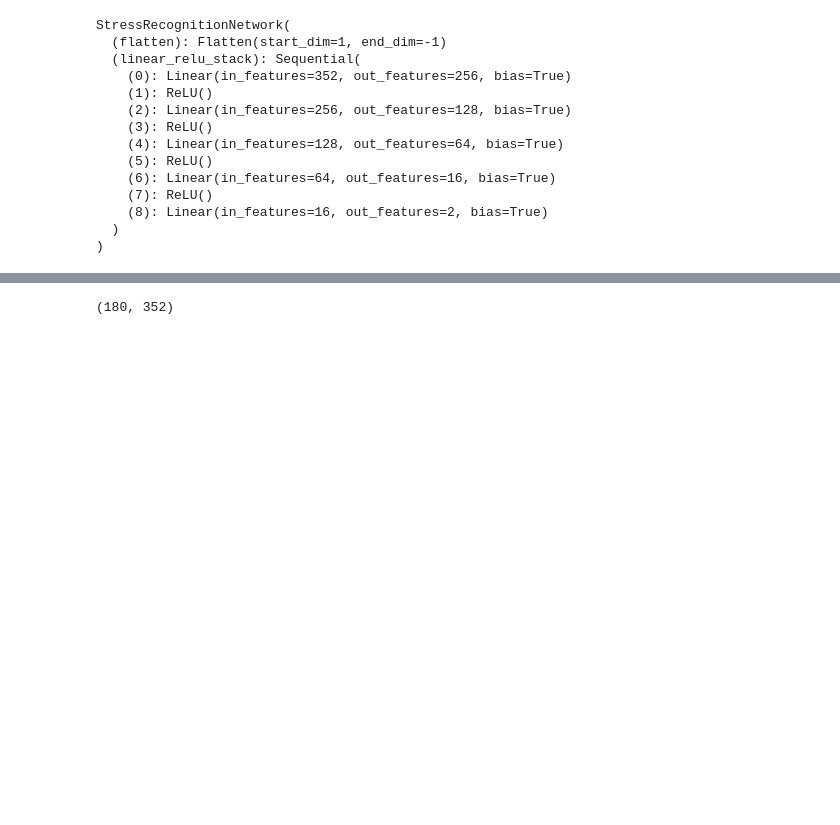
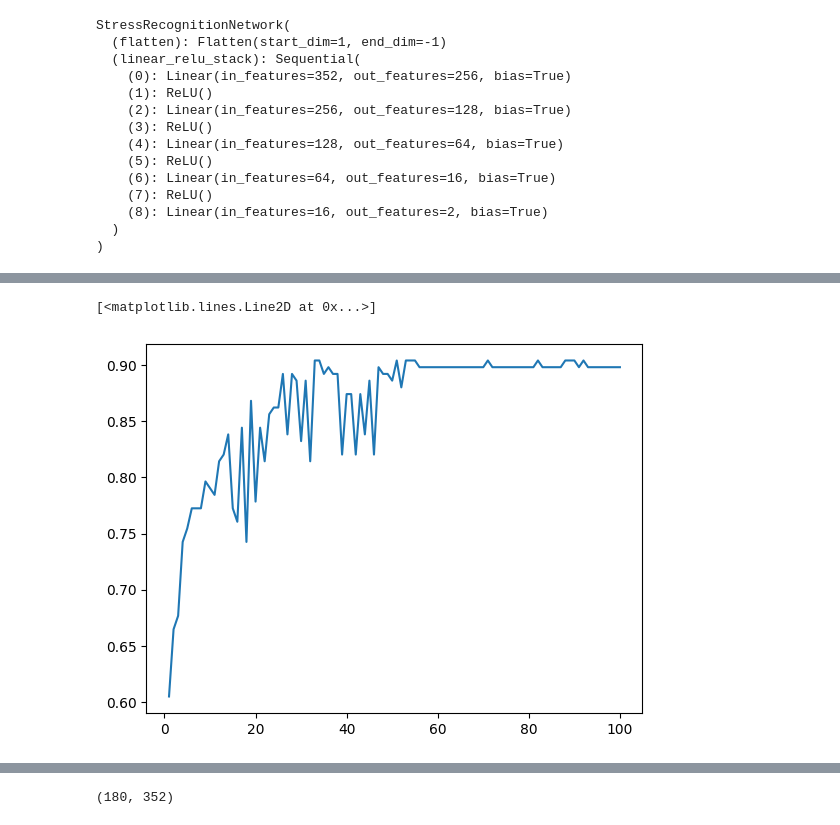
Before and after one commit to 4graf/RelaxMe, a Jupyter notebook: NN.ipynb, the cells around one changed output, grey strips where cells are left out. Saved outputs shown, nothing was run; the diff lists cells and outputs as text; code cells hidden in the pictures; blank space fills up the shorter version.

```diff
--- a/NN.ipynb
+++ b/NN.ipynb
@@ -171,17 +157,21 @@ def test_loop(dataloader, model, loss_fn):
         for X, y in dataloader:
             pred = model(X.to(device))
             test_loss += loss_fn(pred, y.to(device)).item()
-            accuracy += (pred.cpu().argmax() == y).type(torch.float).sum().item()
+            # print((pred.detach().cpu().argmax() == y).type(torch.float).sum().item())
+            accuracy += (pred.detach().cpu().argmax(dim=1) == y).type(torch.float).sum().item()
             # print(f'{pred=}')
             # print(f'{y.data=}')
 
-    test_loss /= num_batches
+    # test_loss /= num_batches
+    test_loss /= size
     accuracy /= size
     print(f"Test Error: \n Accuracy: {(100*accuracy):>0.1f}%, Avg loss: {test_loss:>8f} \n")
+    return test_loss, accuracy
 # %%
 learning_rate = 1e-3
 batch_size = 32
 epochs = 100
+best_model_path = 'best-model-parameters.pt'
 # %%
 # with open(r"C:\Перенос\Доки\Мага брат\Методология научных исследований\ВКР\Отфильтрованные записи\Признаки\features_01.npy", mode='rb') as f:
 #     features = np.load(f)
@@ -190,5 +184,5 @@ with open(r"C:\Перенос\Доки\Мага брат\Методология
 # %%
-X_train, X_test, y_train, y_test = train_test_split(features[:, 1:], features[:, 0], test_size=0.4, random_state=84)
+X_train, X_test, y_train, y_test = train_test_split(features[:, 1:], features[:, 0], test_size=0.5, random_state=100)
 # %%
 # X_test, y_test, X_valid, y_valid = X_test[:100], y_test[:100], X_test[100:], y_test[100:]
 # %%
@@ -227,11 +221,19 @@ StressRecognitionNetwork(
 # %%
 loss_fn = nn.CrossEntropyLoss()
 optimizer = torch.optim.Adam(stress_nn.parameters(), lr=learning_rate)
+test_losses, accuracies = [], []
+best_accuracy = 0
 
 for i in range(1, epochs+1):
     print(f"Epoch {i}\n-------------------------------")
     train_loop(train_loader, stress_nn, loss_fn, optimizer)
-    test_loop(test_loader, stress_nn, loss_fn)
+    test_loss, accuracy = test_loop(test_loader, stress_nn, loss_fn)
+    test_losses.append(test_loss)
+    accuracies.append(accuracy)
+    if accuracy > best_accuracy:
+        best_accuracy = accuracy
+        torch.save(stress_nn.state_dict(), best_model_path)
+
 print("Done!")
 # %% [output]
 Epoch 1
@@ -252,2 +254,7 @@ Test Error:
 
 Done!
+# %%
+plt.plot(range(1, len(accuracies)+1), accuracies)
+# %% [output]
+[<matplotlib.lines.Line2D at 0x...>]
+[figure, added]
```
Also changed, not shown: parts of 21 cells of this notebook, 2 other files.
